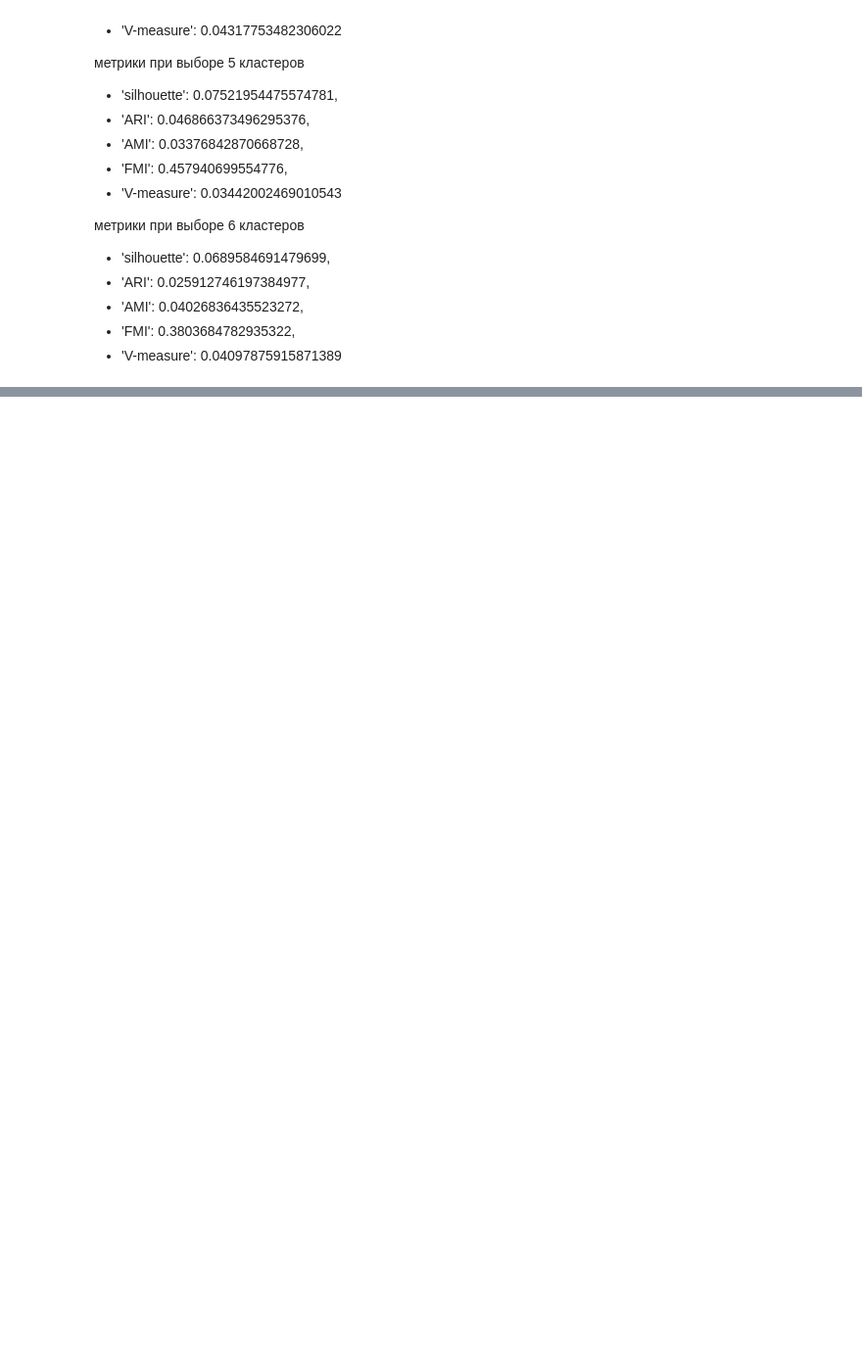
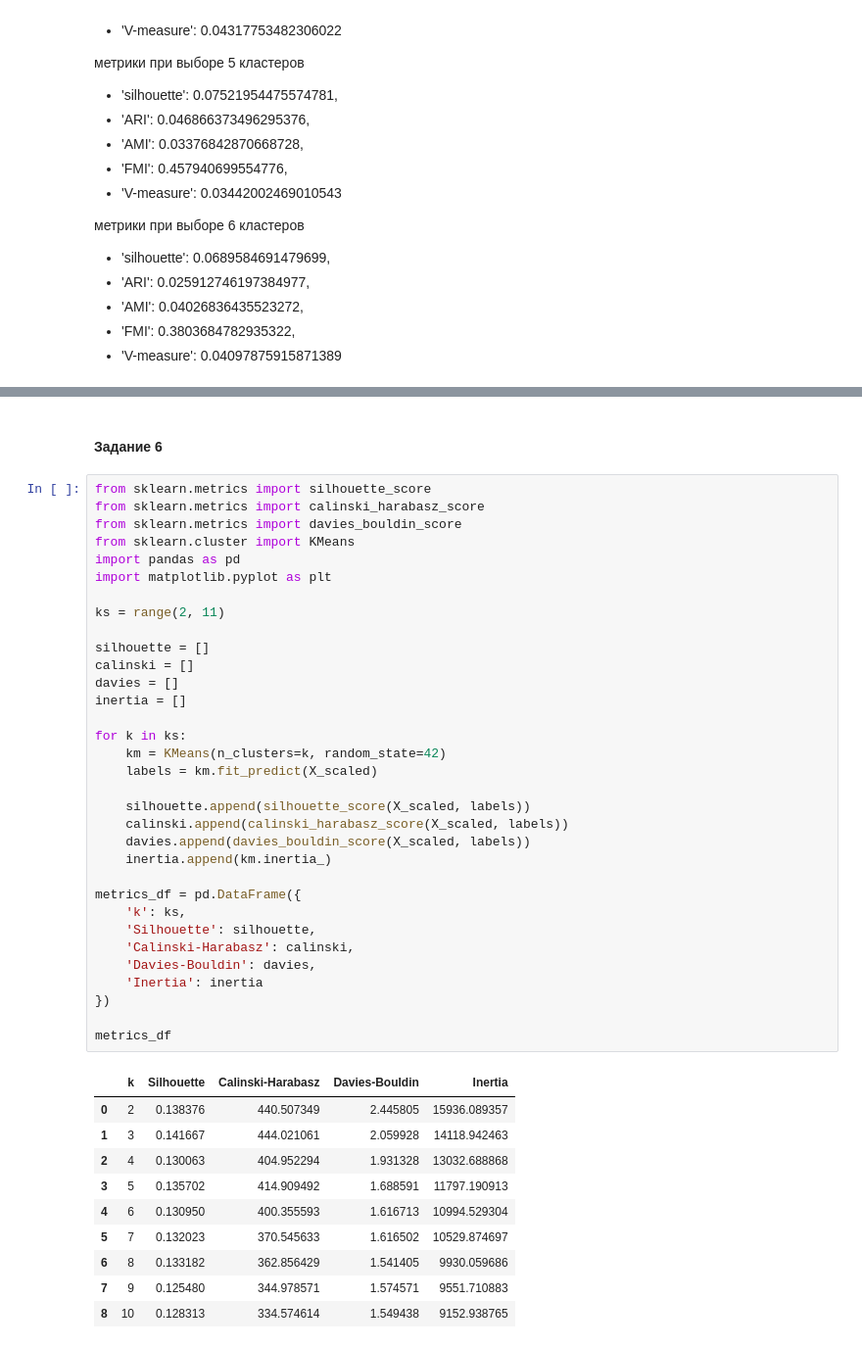
Before and after one commit to witcher770/sem_5_data_analiz, a Jupyter notebook: ЛР4_Уряшов_4.ipynb, the cells around one changed output, grey strips where cells are left out. Shown at 98% size. Drawn from its saved outputs; the diff is of its cells as text; blank space fills up the shorter version.

```diff
--- a/ЛР4_Уряшов_4.ipynb
+++ b/ЛР4_Уряшов_4.ipynb
@@ -362,0 +389,46 @@ metrics_agg
+# %% [markdown]
+#### Задание 6
+# %%
+from sklearn.metrics import silhouette_score
+from sklearn.metrics import calinski_harabasz_score
+from sklearn.metrics import davies_bouldin_score
+from sklearn.cluster import KMeans
+import pandas as pd
+import matplotlib.pyplot as plt
+
+ks = range(2, 11)
+
+silhouette = []
+calinski = []
+davies = []
+inertia = []
+
+for k in ks:
+    km = KMeans(n_clusters=k, random_state=42)
+    labels = km.fit_predict(X_scaled)
+
+    silhouette.append(silhouette_score(X_scaled, labels))
+    calinski.append(calinski_harabasz_score(X_scaled, labels))
+    davies.append(davies_bouldin_score(X_scaled, labels))
+    inertia.append(km.inertia_)
+
+metrics_df = pd.DataFrame({
+    'k': ks,
+    'Silhouette': silhouette,
+    'Calinski-Harabasz': calinski,
+    'Davies-Bouldin': davies,
+    'Inertia': inertia
+})
+
+metrics_df
+# %% [output]
+|  | k | Silhouette | Calinski-Harabasz | Davies-Bouldin | Inertia |
+| 0 | 2 | 0.138376 | 440.507349 | 2.445805 | 15936.089357 |
+| 1 | 3 | 0.141667 | 444.021061 | 2.059928 | 14118.942463 |
+| 2 | 4 | 0.130063 | 404.952294 | 1.931328 | 13032.688868 |
+| 3 | 5 | 0.135702 | 414.909492 | 1.688591 | 11797.190913 |
+| 4 | 6 | 0.130950 | 400.355593 | 1.616713 | 10994.529304 |
+| 5 | 7 | 0.132023 | 370.545633 | 1.616502 | 10529.874697 |
+| 6 | 8 | 0.133182 | 362.856429 | 1.541405 | 9930.059686 |
+| 7 | 9 | 0.125480 | 344.978571 | 1.574571 | 9551.710883 |
+| 8 | 10 | 0.128313 | 334.574614 | 1.549438 | 9152.938765 |
```
Also changed, not shown: parts of 15 cells of this notebook.
